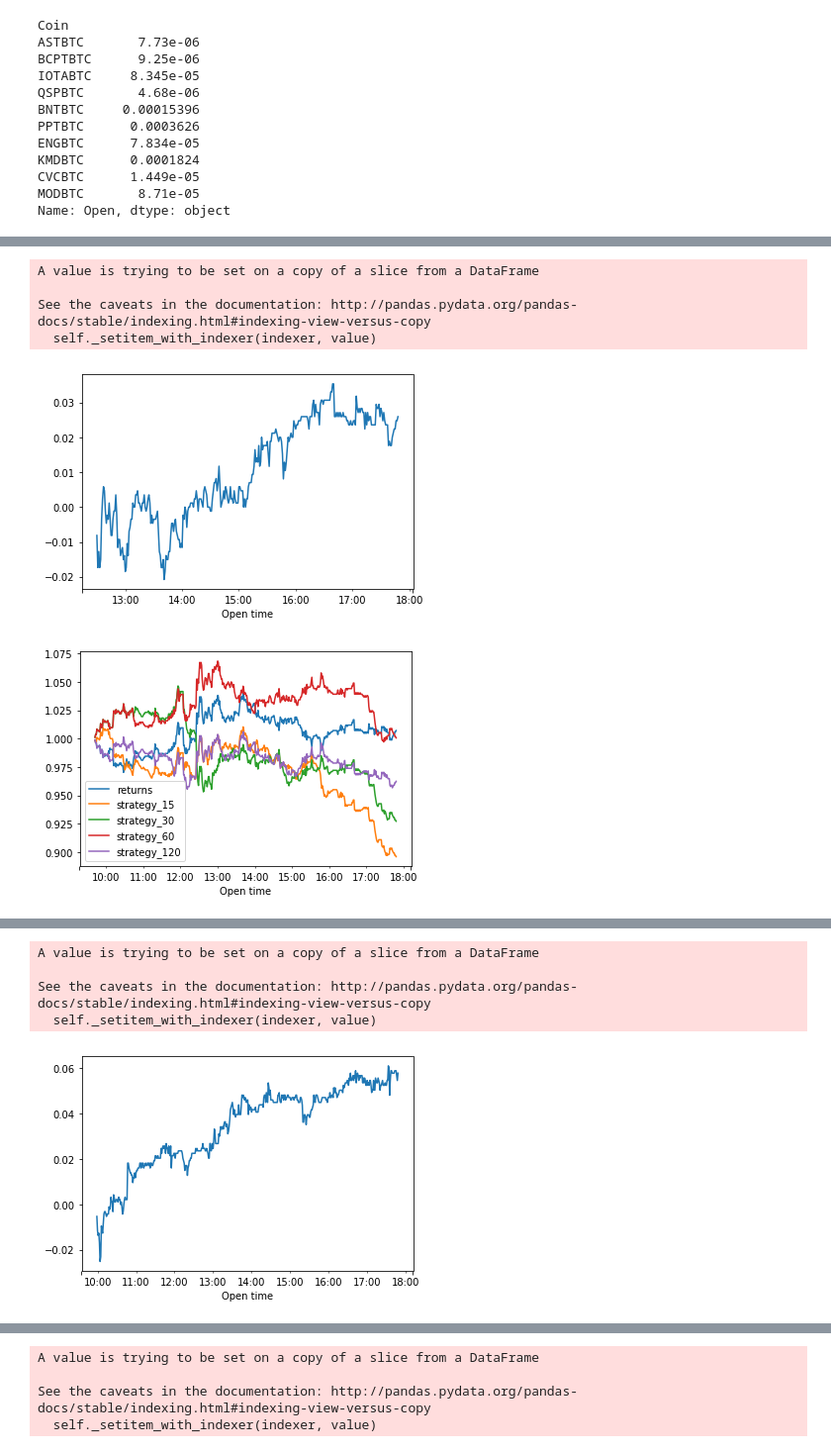
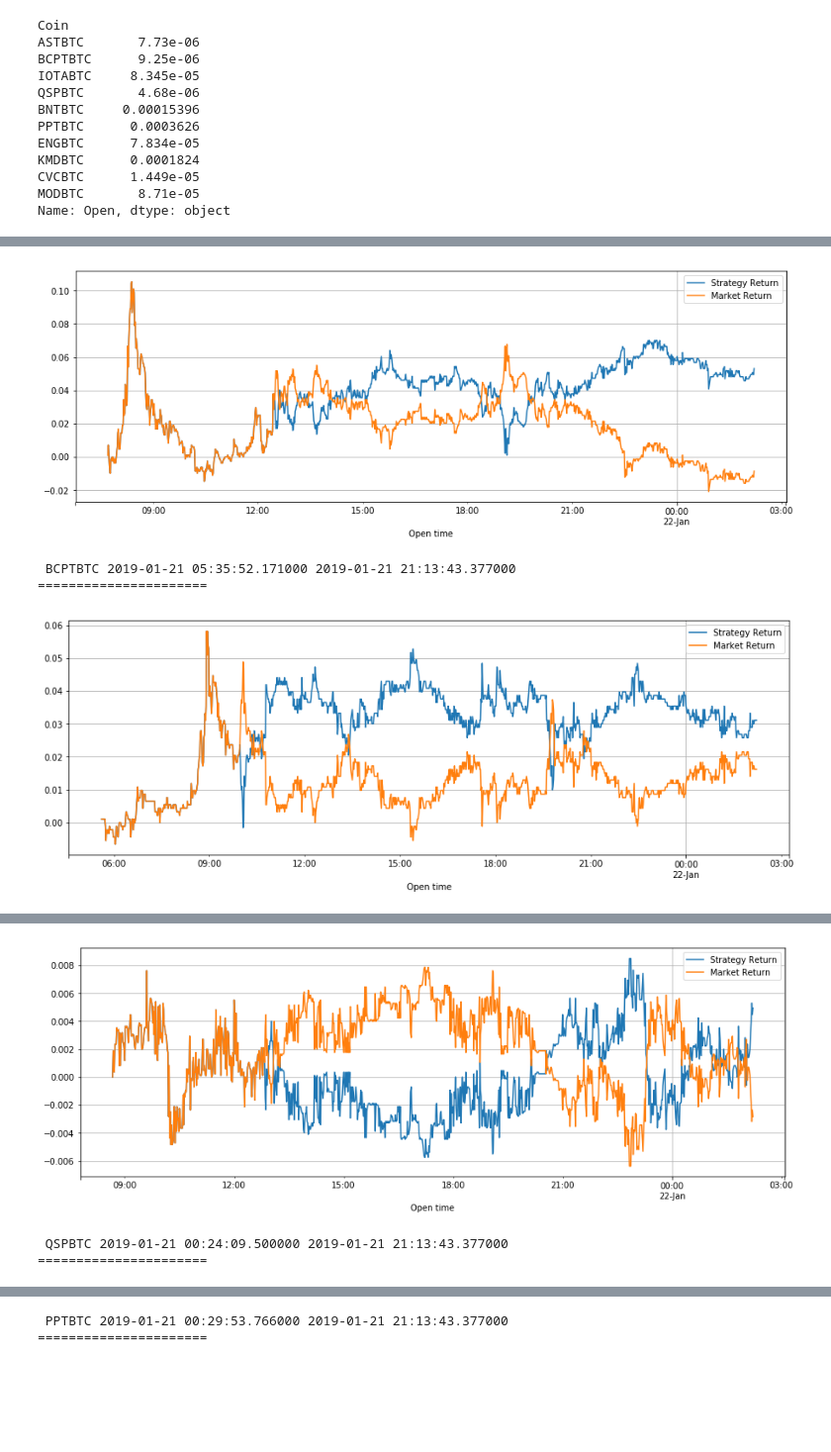
Before and after one commit to darkstar4401/Portfolio-Analysis, a Jupyter notebook: portfolio_maker.ipynb, the cells around one changed output, grey strips where cells are left out. Shown at 99% size. Cells and saved outputs as stored; diff of their text form; code cells hidden in the pictures; blank space fills up the shorter version.

```diff
--- a/portfolio_maker.ipynb
+++ b/portfolio_maker.ipynb
@@ -431,6 +390,8 @@ CVCBTC      1.449e-05
 MODBTC       8.71e-05
 Name: Open, dtype: object
 # %%
+import warnings
+warnings.filterwarnings('ignore')
 
 def bollinger_strat(df,window,std):
     df = df.copy()
@@ -438,13 +399,15 @@ def bollinger_strat(df,window,std):
     rolling_std = df['Close'].rolling(window).std()
 
     df['Bollinger High'] = rolling_mean + (rolling_std * std)
-    df['Bollinger Low'] = rolling_mean - (rolling_std * std)
+    df['Bollinger Low'] = rolling_mean - (rolling_std * 3)
 
     df['Short'] = None
     df['Long'] = None
     df['Position'] = None
 
     for row in range(len(df)):
+        if(row == 0):
+            df['Position'].iloc[row]=1
 
         if (df['Close'].iloc[row] > df['Bollinger High'].iloc[row]) and (df['Close'].iloc[row-1] < df['Bollinger High'].iloc[row-1]):
             df['Position'].iloc[row] = -1
@@ -457,7 +420,8 @@ def bollinger_strat(df,window,std):
     df['Market Return'] = np.log(df['Close'] / df['Close'].shift(1))
     df['Strategy Return'] = df['Market Return'] * df['Position']
 
-    df['Strategy Return'].cumsum().plot()
+    df[['Strategy Return','Market Return']].cumsum().plot(grid=True,figsize=(15,5))
+
     plt.show()
     return df['Strategy Return'].cumsum().iloc[-1]
 
@@ -483,9 +447,9 @@ def mean_rev(df):
 
     #create a strategy return series by using the daily stock returns where the trade criteria above are met
     df['Strategy Return'] = df['Pct Change'][df['BUY'] == True]
-    df['Strategy Return'].cumsum().plot()
+    df[['Strategy Return','Pct Change']].cumsum().plot(grid=True,figsize=(15,5))
     plt.show()
-    return df['Strategy Return'].cumsum().iloc[-1]
+    return df['Strategy Return','Pct Change'].cumsum().iloc[-1]
 
 def mom_strat(df):
     df['returns'] = np.log(df['Close'] / df['Close'].shift(1))
@@ -513,10 +477,11 @@ rets = []
 for t in today.index:
     st,end = int(unix_time_millis(today.loc[t]['Entry'])),now
     t_hist = get_data(t,st,end,"1m")
-    print(t,today.loc[t]['Entry'],to_dt(now))
-    ret = bollinger_strat(t_hist.copy(),250,1)
-    ret2 = mom_strat(t_hist.copy())
-
+    print('\n\n\n\n',t,today.loc[t]['Entry'],to_dt(now))
+    print("======================")
+    ret = bollinger_strat(t_hist,250,1)
+    #ret2 = mom_strat(t_hist.copy())
+    rets.append(ret)
 
     """
     #And iterate through them both, running the strategy function each time
@@ -526,6 +491,6 @@ for t in today.index:
             print(window,std)
             plt.show()
     """
-    print(st,end)
+    #print(st,end)
     today_hist[t] = t_hist
 # %% [output]
@@ -533,6 +499,4 @@ ASTBTC 2019-01-21 07:40:16.855000 2019-01-21 12:48:26.447000
+[figure, new version]
-A value is trying to be set on a copy of a slice from a DataFrame
-
-See the caveats in the documentation: http://pandas.pydata.org/pandas-docs/stable/indexing.html#indexing-view-versus-copy
-  self._setitem_with_indexer(indexer, value)
+ BCPTBTC 2019-01-21 05:35:52.171000 2019-01-21 21:13:43.377000
+======================
-[figure, old version]
-[figure, old version]
+[figure, new version]
@@ -541,5 +505,3 @@ BCPTBTC 2019-01-21 05:35:52.171000 2019-01-21 12:48:26.447000
+[figure, new version]
-A value is trying to be set on a copy of a slice from a DataFrame
-
-See the caveats in the documentation: http://pandas.pydata.org/pandas-docs/stable/indexing.html#indexing-view-versus-copy
-  self._setitem_with_indexer(indexer, value)
+ QSPBTC 2019-01-21 00:24:09.500000 2019-01-21 21:13:43.377000
+======================
-[figure, old version]
@@ -549,4 +512,2 @@ IOTABTC 2019-01-21 08:38:24.541000 2019-01-21 12:48:26.447000
-A value is trying to be set on a copy of a slice from a DataFrame
-
-See the caveats in the documentation: http://pandas.pydata.org/pandas-docs/stable/indexing.html#indexing-view-versus-copy
-  self._setitem_with_indexer(indexer, value)
+ PPTBTC 2019-01-21 00:29:53.766000 2019-01-21 21:13:43.377000
+======================
```
Also changed, not shown: parts of 3 cells of this notebook.
